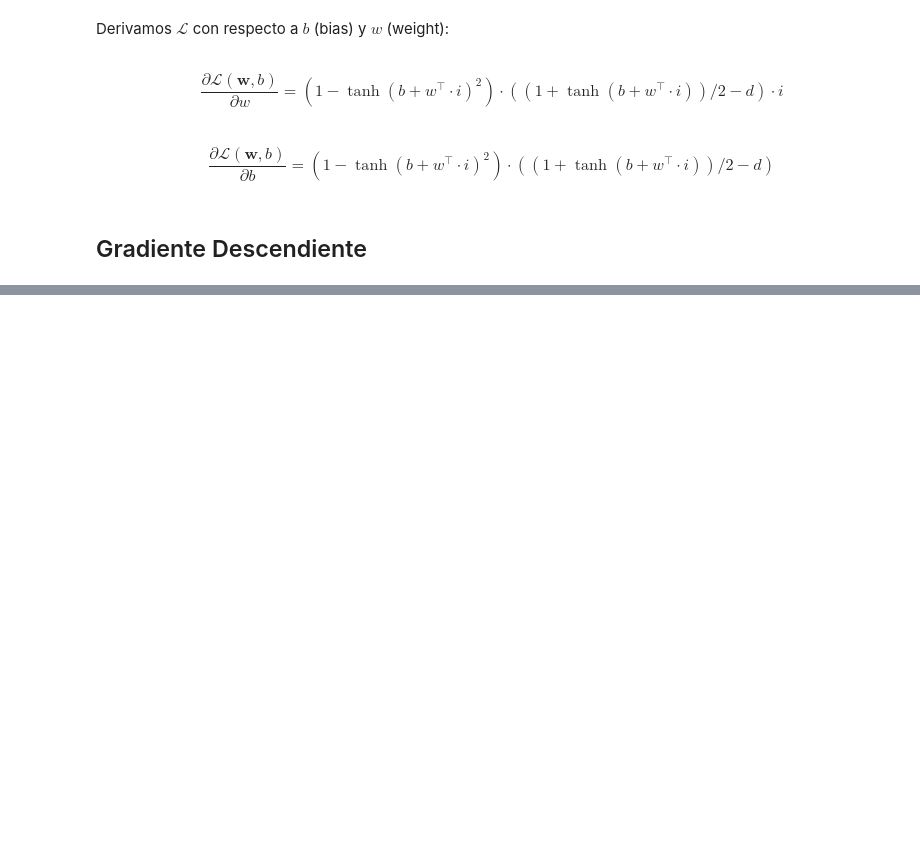
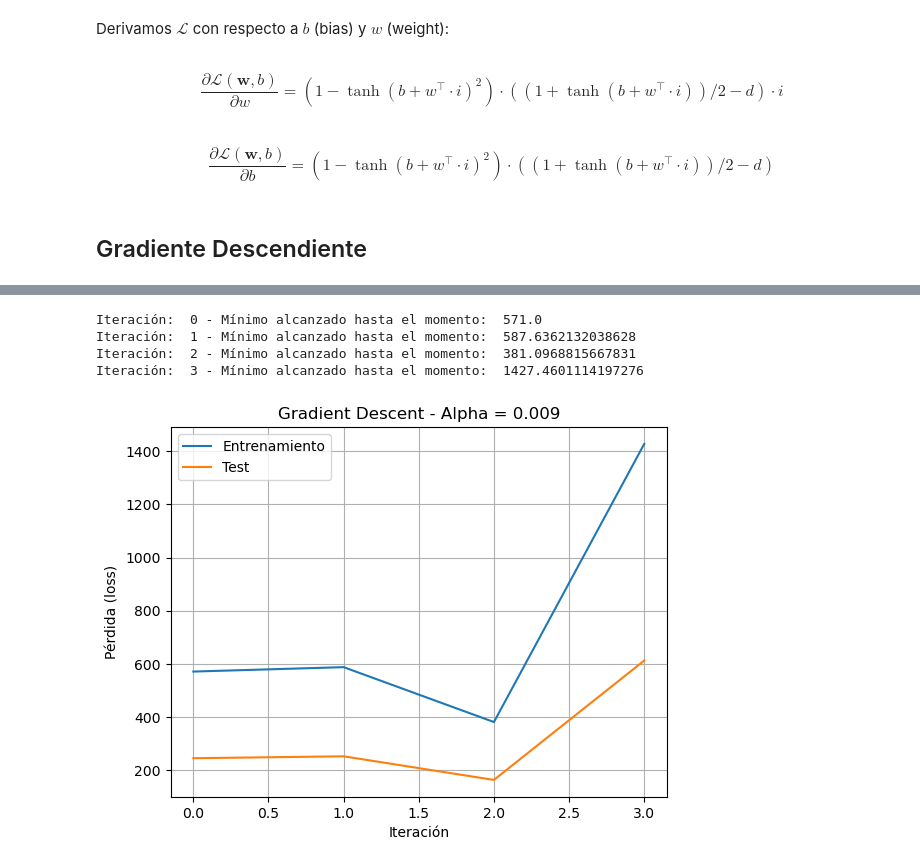
Before and after one commit to seremare9/TP2metodos, a Jupyter notebook: gd.ipynb, the cells around one changed output, grey strips where cells are left out. Cells and saved outputs as stored; diff of their text form; code cells hidden in the pictures; blank space fills up the shorter version.

Commit message:
arreglo conjuntos de train y test

```diff
--- a/gd.ipynb
+++ b/gd.ipynb
@@ -270,0 +279,25 @@ d.shape = (1632, 1)
+# %%
+w, b, valores_train, valores_test = gradiente_descendente(
+    b=np.zeros((1, 1)),
+    w=np.zeros((i_train.shape[1], 1)),
+    imagenes_train=i_train,
+    diagnosticos_train=d_train,
+    imagenes_test=i_test,
+    diagnosticos_test=d_test,
+    alpha=0.009
+)
+
+plt.plot(valores_train, label="Entrenamiento")
+plt.plot(valores_test, label="Test")
+plt.xlabel("Iteración")
+plt.ylabel("Pérdida (loss)")
+plt.title("Gradient Descent - Alpha = 0.009")
+plt.legend()
+plt.grid(True)
+plt.show()
+# %% [output]
+Iteración:  0 - Mínimo alcanzado hasta el momento:  571.0
+Iteración:  1 - Mínimo alcanzado hasta el momento:  587.6362132038628
+Iteración:  2 - Mínimo alcanzado hasta el momento:  381.0968815667831
+Iteración:  3 - Mínimo alcanzado hasta el momento:  1427.4601114197276
+[figure, added]
```
Also changed, not shown: parts of 8 cells of this notebook.
